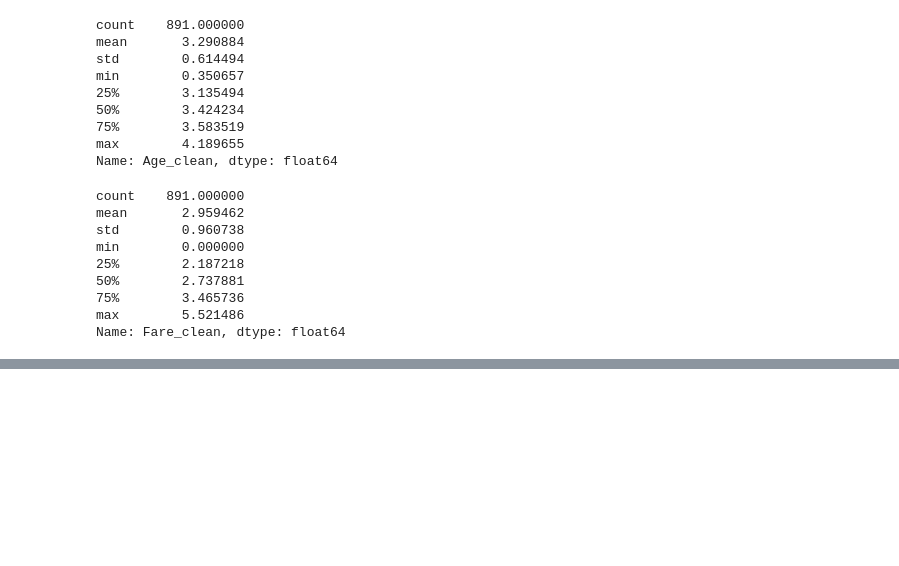
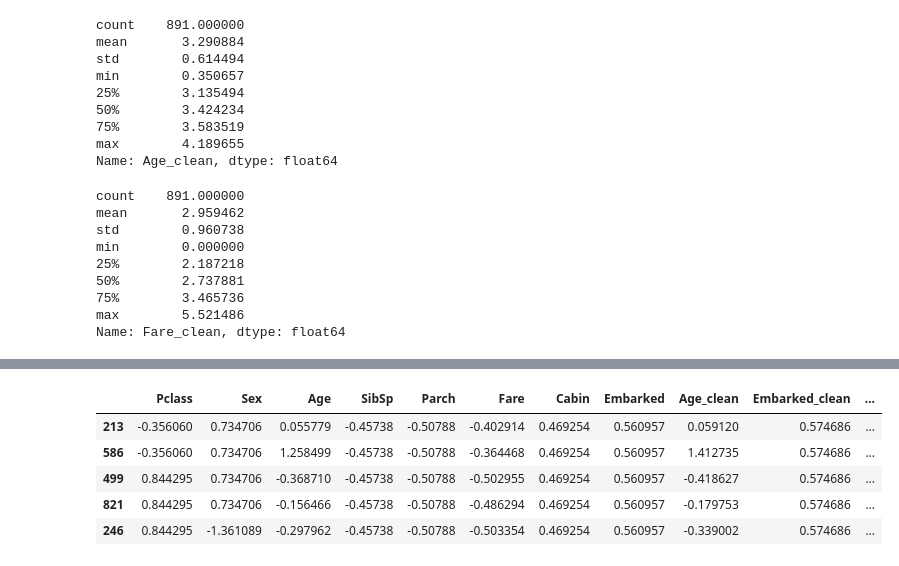
Before and after one commit to starlitfuture/titanic, a Jupyter notebook: titanic.ipynb, the cells around one changed output, grey strips where cells are left out. Drawn from its saved outputs; the diff is of its cells as text; code cells hidden in the pictures; blank space fills up the shorter version.

```diff
--- a/titanic.ipynb
+++ b/titanic.ipynb
@@ -410,0 +525,15 @@ titanic.head()
+# %%
+features = X_train.columns
+
+X_train[features] = scaler.transform(X_train[features])
+X_val[features] = scaler.transform(X_val[features])
+X_test[features] = scaler.transform(X_test[features])
+
+X_train.head()
+# %% [output]
+|  | Pclass | Sex | Age | SibSp | Parch | Fare | Cabin | Embarked | Age_clean | Embarked_clean | ... |
+| 213 | -0.356060 | 0.734706 | 0.055779 | -0.45738 | -0.50788 | -0.402914 | 0.469254 | 0.560957 | 0.059120 | 0.574686 | ... |
+| 586 | -0.356060 | 0.734706 | 1.258499 | -0.45738 | -0.50788 | -0.364468 | 0.469254 | 0.560957 | 1.412735 | 0.574686 | ... |
+| 499 | 0.844295 | 0.734706 | -0.368710 | -0.45738 | -0.50788 | -0.502955 | 0.469254 | 0.560957 | -0.418627 | 0.574686 | ... |
+| 821 | 0.844295 | 0.734706 | -0.156466 | -0.45738 | -0.50788 | -0.486294 | 0.469254 | 0.560957 | -0.179753 | 0.574686 | ... |
+| 246 | 0.844295 | -1.361089 | -0.297962 | -0.45738 | -0.50788 | -0.503354 | 0.469254 | 0.560957 | -0.339002 | 0.574686 | ... |
```
Also changed, not shown: parts of 12 cells of this notebook, 1 other file.
